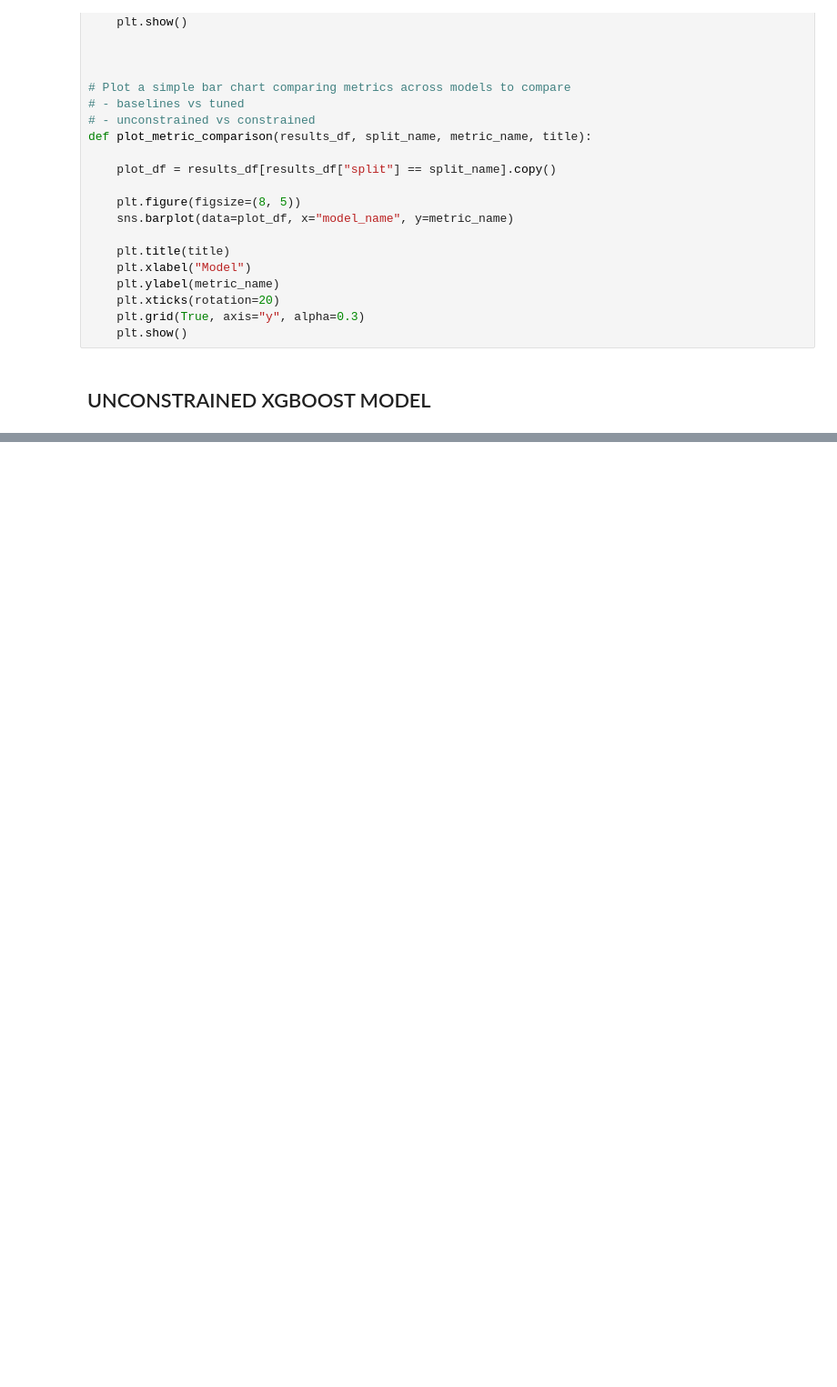
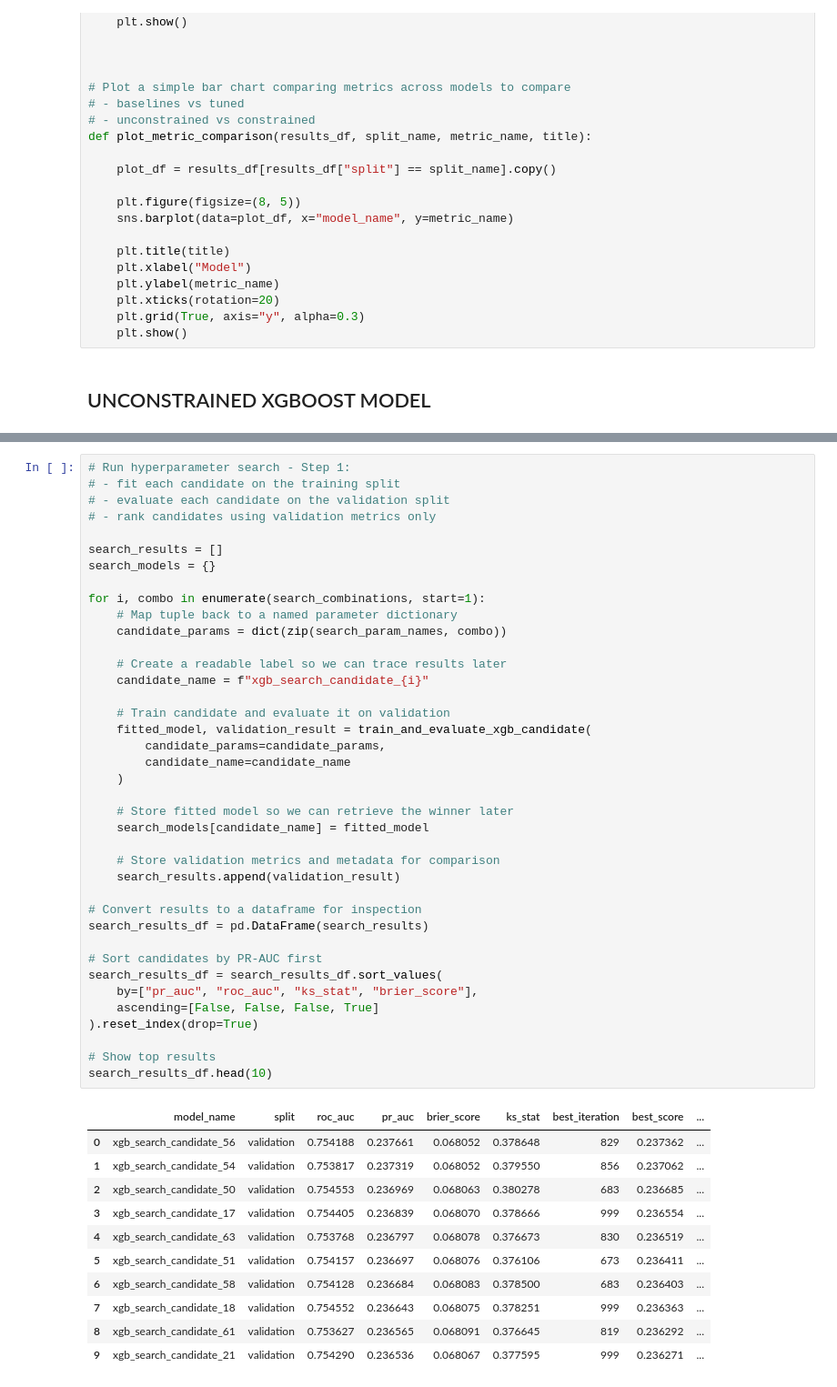
Before and after one commit to jlsampedromazon/credit-risk-model-constraint-eval, a Jupyter notebook: scripts/xgboost_models.ipynb, the cells around one changed output, grey strips where cells are left out. Shown at 91% size. Saved outputs shown, nothing was run; the diff lists cells and outputs as text; blank space fills up the shorter version.

```diff
--- a/scripts/xgboost_models.ipynb
+++ b/scripts/xgboost_models.ipynb
@@ -484,0 +630,51 @@ plot_pr_curves(
+# %%
+# Run hyperparameter search - Step 1:
+# - fit each candidate on the training split
+# - evaluate each candidate on the validation split
+# - rank candidates using validation metrics only
+
+search_results = []
+search_models = {}
+
+for i, combo in enumerate(search_combinations, start=1):
+    # Map tuple back to a named parameter dictionary
+    candidate_params = dict(zip(search_param_names, combo))
+
+    # Create a readable label so we can trace results later
+    candidate_name = f"xgb_search_candidate_{i}"
+
+    # Train candidate and evaluate it on validation
+    fitted_model, validation_result = train_and_evaluate_xgb_candidate(
+        candidate_params=candidate_params,
+        candidate_name=candidate_name
+    )
+
+    # Store fitted model so we can retrieve the winner later
+    search_models[candidate_name] = fitted_model
+
+    # Store validation metrics and metadata for comparison
+    search_results.append(validation_result)
+
+# Convert results to a dataframe for inspection
+search_results_df = pd.DataFrame(search_results)
+
+# Sort candidates by PR-AUC first
+search_results_df = search_results_df.sort_values(
+    by=["pr_auc", "roc_auc", "ks_stat", "brier_score"],
+    ascending=[False, False, False, True]
+).reset_index(drop=True)
+
+# Show top results
+search_results_df.head(10)
+# %% [output]
+|  | model_name | split | roc_auc | pr_auc | brier_score | ks_stat | best_iteration | best_score | ... |
+| 0 | xgb_search_candidate_56 | validation | 0.754188 | 0.237661 | 0.068052 | 0.378648 | 829 | 0.237362 | ... |
+| 1 | xgb_search_candidate_54 | validation | 0.753817 | 0.237319 | 0.068052 | 0.379550 | 856 | 0.237062 | ... |
+| 2 | xgb_search_candidate_50 | validation | 0.754553 | 0.236969 | 0.068063 | 0.380278 | 683 | 0.236685 | ... |
+| 3 | xgb_search_candidate_17 | validation | 0.754405 | 0.236839 | 0.068070 | 0.378666 | 999 | 0.236554 | ... |
+| 4 | xgb_search_candidate_63 | validation | 0.753768 | 0.236797 | 0.068078 | 0.376673 | 830 | 0.236519 | ... |
+| 5 | xgb_search_candidate_51 | validation | 0.754157 | 0.236697 | 0.068076 | 0.376106 | 673 | 0.236411 | ... |
+| 6 | xgb_search_candidate_58 | validation | 0.754128 | 0.236684 | 0.068083 | 0.378500 | 683 | 0.236403 | ... |
+| 7 | xgb_search_candidate_18 | validation | 0.754552 | 0.236643 | 0.068075 | 0.378251 | 999 | 0.236363 | ... |
+| 8 | xgb_search_candidate_61 | validation | 0.753627 | 0.236565 | 0.068091 | 0.376645 | 819 | 0.236292 | ... |
+| 9 | xgb_search_candidate_21 | validation | 0.754290 | 0.236536 | 0.068067 | 0.377595 | 999 | 0.236271 | ... |
```
Also changed, not shown: parts of 21 cells of this notebook, 1 other file.
